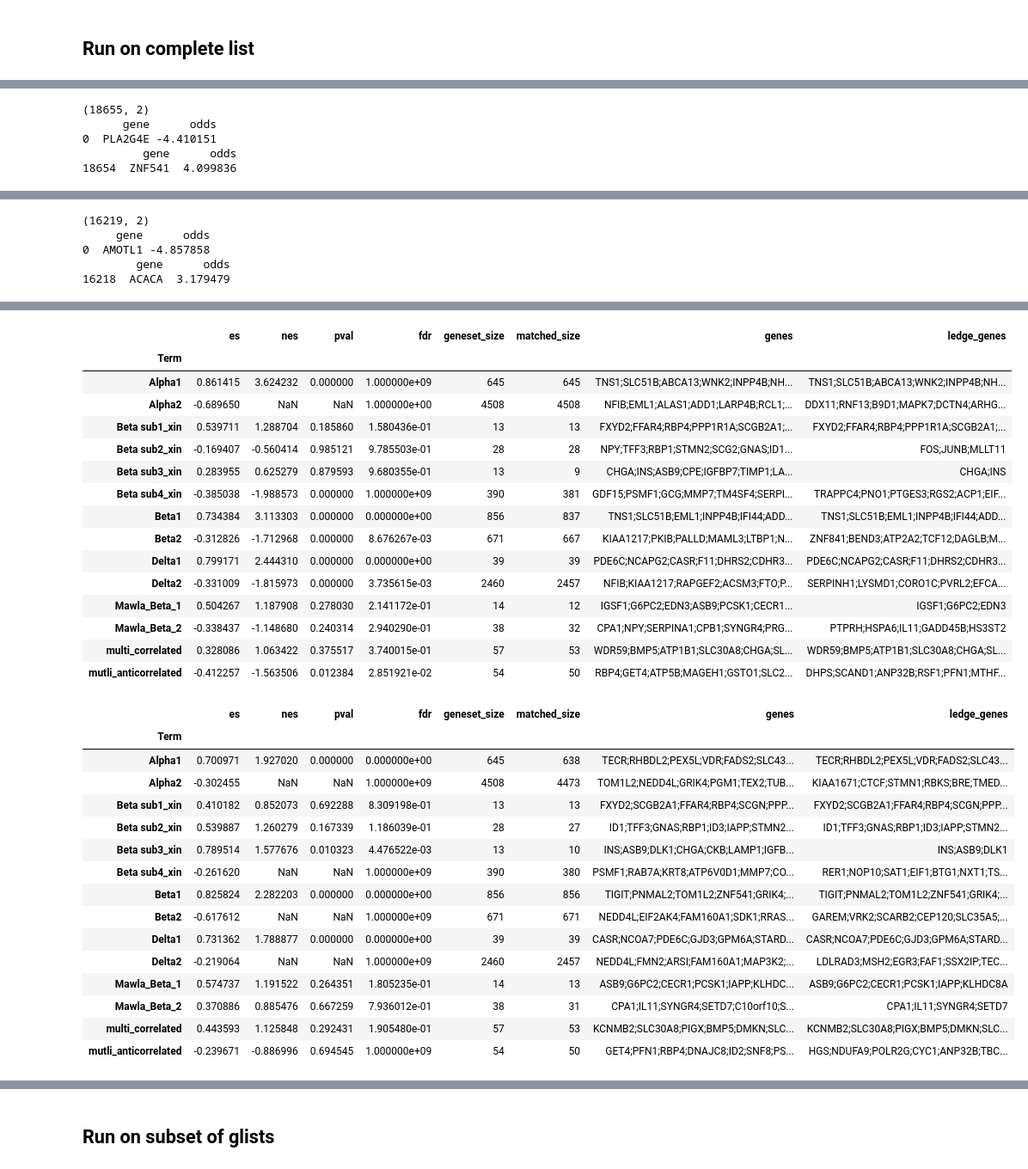
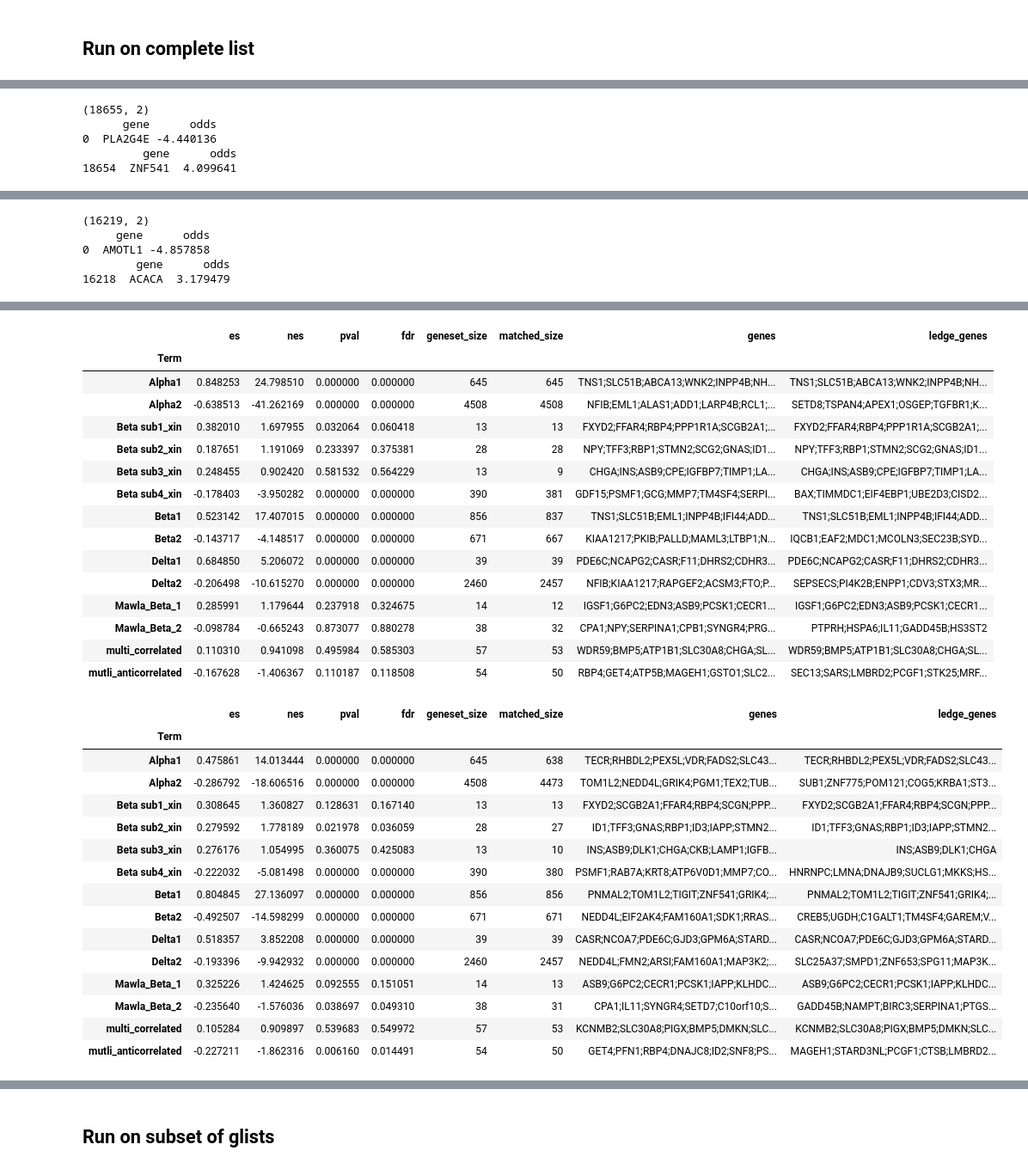
Before and after one commit to biomystery/islet_figs_motifs, a Jupyter notebook: promoter/05.GSEA_python_on_all.ipynb, the cells around one changed output, grey strips where cells are left out. Shown at 86% size. Cells and saved outputs as stored; diff of their text form; code cells hidden in the pictures.

```diff
--- a/promoter/05.GSEA_python_on_all.ipynb
+++ b/promoter/05.GSEA_python_on_all.ipynb
@@ -67,12 +59,15 @@ def run_GSEA_gene(celltype,nperm=1000,rseed=1000,
 # %% [markdown]
 ## Run on complete list
 # %%
-gs_res_a=run_GSEA_gene(celltype='alpha',nperm=5000,glist='../dat/glists/gsea_final_all.gmt')
-gs_res_b=run_GSEA_gene(celltype='beta',rseed=2000,nperm=5000,glist='../dat/glists/gsea_final_all.gmt')
-gs_res_d=run_GSEA_gene(celltype='delta',nperm=5000,glist='../dat/glists/gsea_final_all.gmt')
+gs_res_a=run_GSEA_gene(celltype='alpha',nperm=1000,glist='../dat/glists/gsea_final_all.gmt',weighted_score_type=0)
+gs_res_b=run_GSEA_gene(celltype='beta',nperm=1000,glist='../dat/glists/gsea_final_all.gmt',weighted_score_type=0)
+gs_res_d=run_GSEA_gene(celltype='delta',nperm=1000,glist='../dat/glists/gsea_final_all.gmt',weighted_score_type=0)
 display(gs_res_a.res2d.sort_index())
 display(gs_res_b.res2d.sort_index())
-gs_res_d.res2d.sort_index()
+display(gs_res_d.res2d.sort_index())
+gs_res_b.res2d[['es','nes','pval','fdr']].to_csv('../figures/Fig2/subfigs/GSEA_beta_res_final.csv')
+gs_res_a.res2d[['es','nes','pval','fdr']].to_csv('../figures/Fig2/subfigs/GSEA_alpha_res_final.csv')
+gs_res_d.res2d[['es','nes','pval','fdr']].to_csv('../figures/Fig2/subfigs/GSEA_delta_res_final.csv')
 # %% [output]
 (18771, 2)
    gene      odds
@@ -83,5 +78,5 @@ gs_res_d.res2d.sort_index()
 (18655, 2)
       gene      odds
-0  PLA2G4E -4.410151
+0  PLA2G4E -4.440136
          gene      odds
-18654  ZNF541  4.099836
+18654  ZNF541  4.099641
@@ -95,34 +90,34 @@ gs_res_d.res2d.sort_index()
 |  | es | nes | pval | fdr | geneset_size | matched_size | genes | ledge_genes |
 | Term |  |  |  |  |  |  |  |  |
-| Alpha1 | 0.861415 | 3.624232 | 0.000000 | 1.000000e+09 | 645 | 645 | TNS1;SLC51B;ABCA13;WNK2;INPP4B;NH... | TNS1;SLC51B;ABCA13;WNK2;INPP4B;NH... |
-| Alpha2 | -0.689650 | NaN | NaN | 1.000000e+00 | 4508 | 4508 | NFIB;EML1;ALAS1;ADD1;LARP4B;RCL1;... | DDX11;RNF13;B9D1;MAPK7;DCTN4;ARHG... |
-| Beta sub1_xin | 0.539711 | 1.288704 | 0.185860 | 1.580436e-01 | 13 | 13 | FXYD2;FFAR4;RBP4;PPP1R1A;SCGB2A1;... | FXYD2;FFAR4;RBP4;PPP1R1A;SCGB2A1;... |
-| Beta sub2_xin | -0.169407 | -0.560414 | 0.985121 | 9.785503e-01 | 28 | 28 | NPY;TFF3;RBP1;STMN2;SCG2;GNAS;ID1... | FOS;JUNB;MLLT11 |
-| Beta sub3_xin | 0.283955 | 0.625279 | 0.879593 | 9.680355e-01 | 13 | 9 | CHGA;INS;ASB9;CPE;IGFBP7;TIMP1;LA... | CHGA;INS |
-| Beta sub4_xin | -0.385038 | -1.988573 | 0.000000 | 1.000000e+09 | 390 | 381 | GDF15;PSMF1;GCG;MMP7;TM4SF4;SERPI... | TRAPPC4;PNO1;PTGES3;RGS2;ACP1;EIF... |
-| Beta1 | 0.734384 | 3.113303 | 0.000000 | 0.000000e+00 | 856 | 837 | TNS1;SLC51B;EML1;INPP4B;IFI44;ADD... | TNS1;SLC51B;EML1;INPP4B;IFI44;ADD... |
-| Beta2 | -0.312826 | -1.712968 | 0.000000 | 8.676267e-03 | 671 | 667 | KIAA1217;PKIB;PALLD;MAML3;LTBP1;N... | ZNF841;BEND3;ATP2A2;TCF12;DAGLB;M... |
-| Delta1 | 0.799171 | 2.444310 | 0.000000 | 0.000000e+00 | 39 | 39 | PDE6C;NCAPG2;CASR;F11;DHRS2;CDHR3... | PDE6C;NCAPG2;CASR;F11;DHRS2;CDHR3... |
-| Delta2 | -0.331009 | -1.815973 | 0.000000 | 3.735615e-03 | 2460 | 2457 | NFIB;KIAA1217;RAPGEF2;ACSM3;FTO;P... | SERPINH1;LYSMD1;CORO1C;PVRL2;EFCA... |
-| Mawla_Beta_1 | 0.504267 | 1.187908 | 0.278030 | 2.141172e-01 | 14 | 12 | IGSF1;G6PC2;EDN3;ASB9;PCSK1;CECR1... | IGSF1;G6PC2;EDN3 |
-| Mawla_Beta_2 | -0.338437 | -1.148680 | 0.240314 | 2.940290e-01 | 38 | 32 | CPA1;NPY;SERPINA1;CPB1;SYNGR4;PRG... | PTPRH;HSPA6;IL11;GADD45B;HS3ST2 |
-| multi_correlated | 0.328086 | 1.063422 | 0.375517 | 3.740015e-01 | 57 | 53 | WDR59;BMP5;ATP1B1;SLC30A8;CHGA;SL... | WDR59;BMP5;ATP1B1;SLC30A8;CHGA;SL... |
-| mutli_anticorrelated | -0.412257 | -1.563506 | 0.012384 | 2.851921e-02 | 54 | 50 | RBP4;GET4;ATP5B;MAGEH1;GSTO1;SLC2... | DHPS;SCAND1;ANP32B;RSF1;PFN1;MTHF... |
+| Alpha1 | 0.848253 | 24.798510 | 0.000000 | 0.000000 | 645 | 645 | TNS1;SLC51B;ABCA13;WNK2;INPP4B;NH... | TNS1;SLC51B;ABCA13;WNK2;INPP4B;NH... |
+| Alpha2 | -0.638513 | -41.262169 | 0.000000 | 0.000000 | 4508 | 4508 | NFIB;EML1;ALAS1;ADD1;LARP4B;RCL1;... | SETD8;TSPAN4;APEX1;OSGEP;TGFBR1;K... |
+| Beta sub1_xin | 0.382010 | 1.697955 | 0.032064 | 0.060418 | 13 | 13 | FXYD2;FFAR4;RBP4;PPP1R1A;SCGB2A1;... | FXYD2;FFAR4;RBP4;PPP1R1A;SCGB2A1;... |
+| Beta sub2_xin | 0.187651 | 1.191069 | 0.233397 | 0.375381 | 28 | 28 | NPY;TFF3;RBP1;STMN2;SCG2;GNAS;ID1... | NPY;TFF3;RBP1;STMN2;SCG2;GNAS;ID1... |
+| Beta sub3_xin | 0.248455 | 0.902420 | 0.581532 | 0.564229 | 13 | 9 | CHGA;INS;ASB9;CPE;IGFBP7;TIMP1;LA... | CHGA;INS;ASB9;CPE;IGFBP7;TIMP1;LA... |
+| Beta sub4_xin | -0.178403 | -3.950282 | 0.000000 | 0.000000 | 390 | 381 | GDF15;PSMF1;GCG;MMP7;TM4SF4;SERPI... | BAX;TIMMDC1;EIF4EBP1;UBE2D3;CISD2... |
+| Beta1 | 0.523142 | 17.407015 | 0.000000 | 0.000000 | 856 | 837 | TNS1;SLC51B;EML1;INPP4B;IFI44;ADD... | TNS1;SLC51B;EML1;INPP4B;IFI44;ADD... |
+| Beta2 | -0.143717 | -4.148517 | 0.000000 | 0.000000 | 671 | 667 | KIAA1217;PKIB;PALLD;MAML3;LTBP1;N... | IQCB1;EAF2;MDC1;MCOLN3;SEC23B;SYD... |
+| Delta1 | 0.684850 | 5.206072 | 0.000000 | 0.000000 | 39 | 39 | PDE6C;NCAPG2;CASR;F11;DHRS2;CDHR3... | PDE6C;NCAPG2;CASR;F11;DHRS2;CDHR3... |
+| Delta2 | -0.206498 | -10.615270 | 0.000000 | 0.000000 | 2460 | 2457 | NFIB;KIAA1217;RAPGEF2;ACSM3;FTO;P... | SEPSECS;PI4K2B;ENPP1;CDV3;STX3;MR... |
+| Mawla_Beta_1 | 0.285991 | 1.179644 | 0.237918 | 0.324675 | 14 | 12 | IGSF1;G6PC2;EDN3;ASB9;PCSK1;CECR1... | IGSF1;G6PC2;EDN3;ASB9;PCSK1;CECR1... |
+| Mawla_Beta_2 | -0.098784 | -0.665243 | 0.873077 | 0.880278 | 38 | 32 | CPA1;NPY;SERPINA1;CPB1;SYNGR4;PRG... | PTPRH;HSPA6;IL11;GADD45B;HS3ST2 |
+| multi_correlated | 0.110310 | 0.941098 | 0.495984 | 0.585303 | 57 | 53 | WDR59;BMP5;ATP1B1;SLC30A8;CHGA;SL... | WDR59;BMP5;ATP1B1;SLC30A8;CHGA;SL... |
+| mutli_anticorrelated | -0.167628 | -1.406367 | 0.110187 | 0.118508 | 54 | 50 | RBP4;GET4;ATP5B;MAGEH1;GSTO1;SLC2... | SEC13;SARS;LMBRD2;PCGF1;STK25;MRF... |
 |  | es | nes | pval | fdr | geneset_size | matched_size | genes | ledge_genes |
 | Term |  |  |  |  |  |  |  |  |
-| Alpha1 | 0.700971 | 1.927020 | 0.000000 | 0.000000e+00 | 645 | 638 | TECR;RHBDL2;PEX5L;VDR;FADS2;SLC43... | TECR;RHBDL2;PEX5L;VDR;FADS2;SLC43... |
-| Alpha2 | -0.302455 | NaN | NaN | 1.000000e+09 | 4508 | 4473 | TOM1L2;NEDD4L;GRIK4;PGM1;TEX2;TUB... | KIAA1671;CTCF;STMN1;RBKS;BRE;TMED... |
-| Beta sub1_xin | 0.410182 | 0.852073 | 0.692288 | 8.309198e-01 | 13 | 13 | FXYD2;SCGB2A1;FFAR4;RBP4;SCGN;PPP... | FXYD2;SCGB2A1;FFAR4;RBP4;SCGN;PPP... |
-| Beta sub2_xin | 0.539887 | 1.260279 | 0.167339 | 1.186039e-01 | 28 | 27 | ID1;TFF3;GNAS;RBP1;ID3;IAPP;STMN2... | ID1;TFF3;GNAS;RBP1;ID3;IAPP;STMN2... |
-| Beta sub3_xin | 0.789514 | 1.577676 | 0.010323 | 4.476522e-03 | 13 | 10 | INS;ASB9;DLK1;CHGA;CKB;LAMP1;IGFB... | INS;ASB9;DLK1 |
-| Beta sub4_xin | -0.261620 | NaN | NaN | 1.000000e+09 | 390 | 380 | PSMF1;RAB7A;KRT8;ATP6V0D1;MMP7;CO... | RER1;NOP10;SAT1;EIF1;BTG1;NXT1;TS... |
-| Beta1 | 0.825824 | 2.282203 | 0.000000 | 0.000000e+00 | 856 | 856 | TIGIT;PNMAL2;TOM1L2;ZNF541;GRIK4;... | TIGIT;PNMAL2;TOM1L2;ZNF541;GRIK4;... |
-| Beta2 | -0.617612 | NaN | NaN | 1.000000e+09 | 671 | 671 | NEDD4L;EIF2AK4;FAM160A1;SDK1;RRAS... | GAREM;VRK2;SCARB2;CEP120;SLC35A5;... |
-| Delta1 | 0.731362 | 1.788877 | 0.000000 | 0.000000e+00 | 39 | 39 | CASR;NCOA7;PDE6C;GJD3;GPM6A;STARD... | CASR;NCOA7;PDE6C;GJD3;GPM6A;STARD... |
-| Delta2 | -0.219064 | NaN | NaN | 1.000000e+09 | 2460 | 2457 | NEDD4L;FMN2;ARSI;FAM160A1;MAP3K2;... | LDLRAD3;MSH2;EGR3;FAF1;SSX2IP;TEC... |
-| Mawla_Beta_1 | 0.574737 | 1.191522 | 0.264351 | 1.805235e-01 | 14 | 13 | ASB9;G6PC2;CECR1;PCSK1;IAPP;KLHDC... | ASB9;G6PC2;CECR1;PCSK1;IAPP;KLHDC8A |
-| Mawla_Beta_2 | 0.370886 | 0.885476 | 0.667259 | 7.936012e-01 | 38 | 31 | CPA1;IL11;SYNGR4;SETD7;C10orf10;S... | CPA1;IL11;SYNGR4;SETD7 |
-| multi_correlated | 0.443593 | 1.125848 | 0.292431 | 1.905480e-01 | 57 | 53 | KCNMB2;SLC30A8;PIGX;BMP5;DMKN;SLC... | KCNMB2;SLC30A8;PIGX;BMP5;DMKN;SLC... |
-| mutli_anticorrelated | -0.239671 | -0.886996 | 0.694545 | 1.000000e+09 | 54 | 50 | GET4;PFN1;RBP4;DNAJC8;ID2;SNF8;PS... | HGS;NDUFA9;POLR2G;CYC1;ANP32B;TBC... |
+| Alpha1 | 0.475861 | 14.013444 | 0.000000 | 0.000000 | 645 | 638 | TECR;RHBDL2;PEX5L;VDR;FADS2;SLC43... | TECR;RHBDL2;PEX5L;VDR;FADS2;SLC43... |
+| Alpha2 | -0.286792 | -18.606516 | 0.000000 | 0.000000 | 4508 | 4473 | TOM1L2;NEDD4L;GRIK4;PGM1;TEX2;TUB... | SUB1;ZNF775;POM121;COG5;KRBA1;ST3... |
+| Beta sub1_xin | 0.308645 | 1.360827 | 0.128631 | 0.167140 | 13 | 13 | FXYD2;SCGB2A1;FFAR4;RBP4;SCGN;PPP... | FXYD2;SCGB2A1;FFAR4;RBP4;SCGN;PPP... |
+| Beta sub2_xin | 0.279592 | 1.778189 | 0.021978 | 0.036059 | 28 | 27 | ID1;TFF3;GNAS;RBP1;ID3;IAPP;STMN2... | ID1;TFF3;GNAS;RBP1;ID3;IAPP;STMN2... |
+| Beta sub3_xin | 0.276176 | 1.054995 | 0.360075 | 0.425083 | 13 | 10 | INS;ASB9;DLK1;CHGA;CKB;LAMP1;IGFB... | INS;ASB9;DLK1;CHGA |
+| Beta sub4_xin | -0.222032 | -5.081498 | 0.000000 | 0.000000 | 390 | 380 | PSMF1;RAB7A;KRT8;ATP6V0D1;MMP7;CO... | HNRNPC;LMNA;DNAJB9;SUCLG1;MKKS;HS... |
+| Beta1 | 0.804845 | 27.136097 | 0.000000 | 0.000000 | 856 | 856 | PNMAL2;TOM1L2;TIGIT;ZNF541;GRIK4;... | PNMAL2;TOM1L2;TIGIT;ZNF541;GRIK4;... |
+| Beta2 | -0.492507 | -14.598299 | 0.000000 | 0.000000 | 671 | 671 | NEDD4L;EIF2AK4;FAM160A1;SDK1;RRAS... | CREB5;UGDH;C1GALT1;TM4SF4;GAREM;V... |
+| Delta1 | 0.518357 | 3.852208 | 0.000000 | 0.000000 | 39 | 39 | CASR;NCOA7;PDE6C;GJD3;GPM6A;STARD... | CASR;NCOA7;PDE6C;GJD3;GPM6A;STARD... |
+| Delta2 | -0.193396 | -9.942932 | 0.000000 | 0.000000 | 2460 | 2457 | NEDD4L;FMN2;ARSI;FAM160A1;MAP3K2;... | SLC25A37;SMPD1;ZNF653;SPG11;MAP3K... |
+| Mawla_Beta_1 | 0.325226 | 1.424625 | 0.092555 | 0.151051 | 14 | 13 | ASB9;G6PC2;CECR1;PCSK1;IAPP;KLHDC... | ASB9;G6PC2;CECR1;PCSK1;IAPP;KLHDC... |
+| Mawla_Beta_2 | -0.235640 | -1.576036 | 0.038697 | 0.049310 | 38 | 31 | CPA1;IL11;SYNGR4;SETD7;C10orf10;S... | GADD45B;NAMPT;BIRC3;SERPINA1;PTGS... |
+| multi_correlated | 0.105284 | 0.909897 | 0.539683 | 0.549972 | 57 | 53 | KCNMB2;SLC30A8;PIGX;BMP5;DMKN;SLC... | KCNMB2;SLC30A8;PIGX;BMP5;DMKN;SLC... |
+| mutli_anticorrelated | -0.227211 | -1.862316 | 0.006160 | 0.014491 | 54 | 50 | GET4;PFN1;RBP4;DNAJC8;ID2;SNF8;PS... | MAGEH1;STARD3NL;PCGF1;CTSB;LMBRD2... |
 |  | es | nes | pval | fdr | geneset_size | matched_size | genes | ledge_genes |
 | Term |  |  |  |  |  |  |  |  |
```
Also changed, not shown: parts of 13 cells of this notebook, 12 other files.
